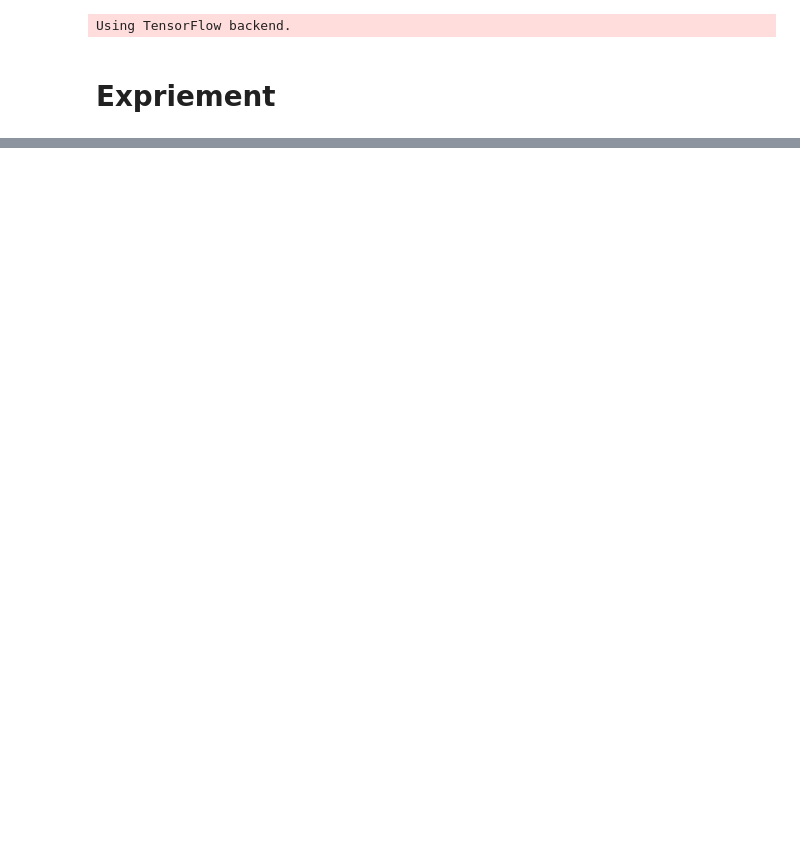
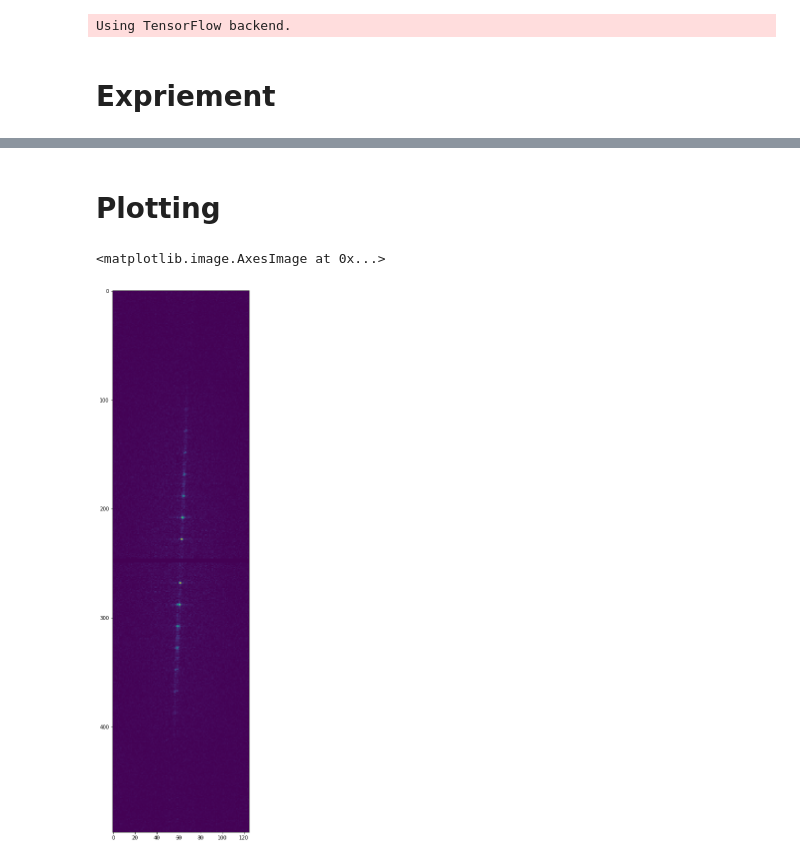
Before and after one commit to tronxd/tds, a Jupyter notebook: Cepstrum - 2d.ipynb, the cells around one changed output, grey strips where cells are left out. Saved outputs shown, nothing was run; the diff lists cells and outputs as text; code cells hidden in the pictures; blank space fills up the shorter version.

```diff
--- a/Cepstrum - 2d.ipynb
+++ b/Cepstrum - 2d.ipynb
@@ -195,0 +244,10 @@ fft_train_2d = np.abs(fftshift(fft2(fft_train_white)))
+# %%
+def zero_window_row(fft2d_windows):
+    for i in range(len(fft2d_windows)):
+        height = fft2d_windows.shape[1]
+        fft2d_windows[i,height // 2 - 2 : height // 2 +2 , :] = 0
+    return fft2d_windows
+# %%
+fft_test = (fft_test - train_mean) / train_std
+# %%
+fft2d_test_windows = computefft2d_blocks(fft_test)
@@ -195,0 +256,3 @@ fft_train_2d = np.abs(fftshift(fft2(fft_train_white)))
+# %%
+#Zero out the origin row
+fft2d_test_windows = zero_window_row(fft2d_test_windows)
@@ -196,3 +277,11 @@ fft_train_2d = np.abs(fftshift(fft2(fft_train_white)))
+# %% [markdown]
+# Plotting
+# %%
+f=plt.figure(figsize=(20,20))
+plt.imshow(fft2d_test_windows[2,:,:])
+# %% [output]
+<matplotlib.image.AxesImage at 0x...>
+[figure, added]
 # %%
 f = plt.figure(figsize=(20,20))
 plt.imshow(fft_train_2d)
```
Also changed, not shown: parts of 25 cells of this notebook, 2 other files.
